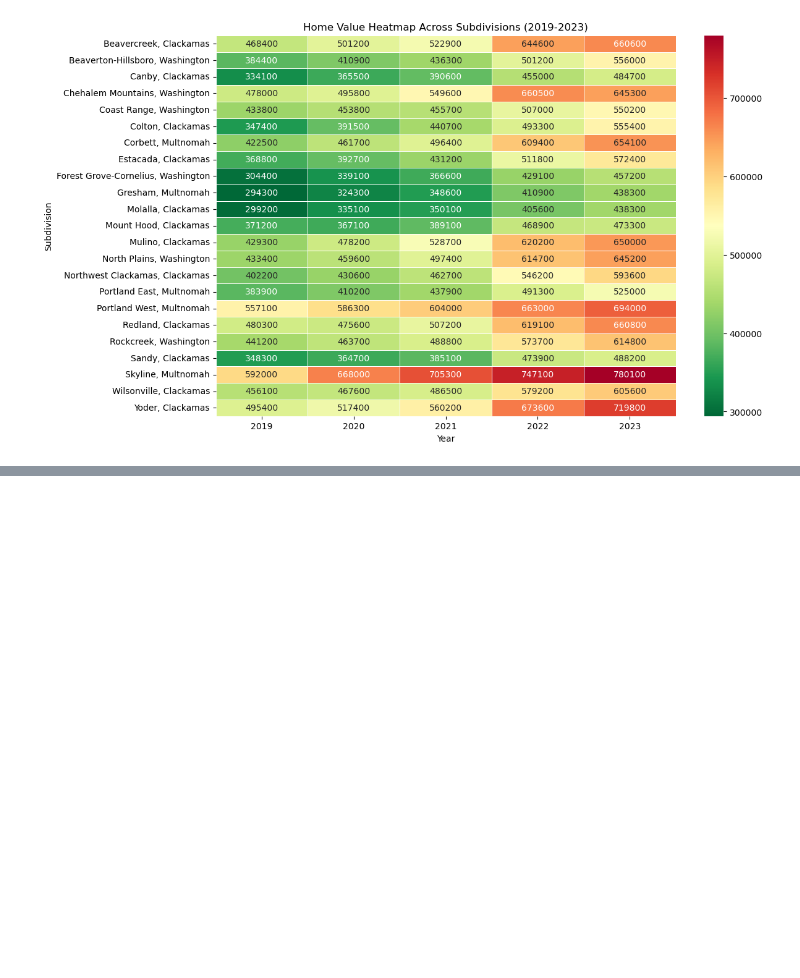
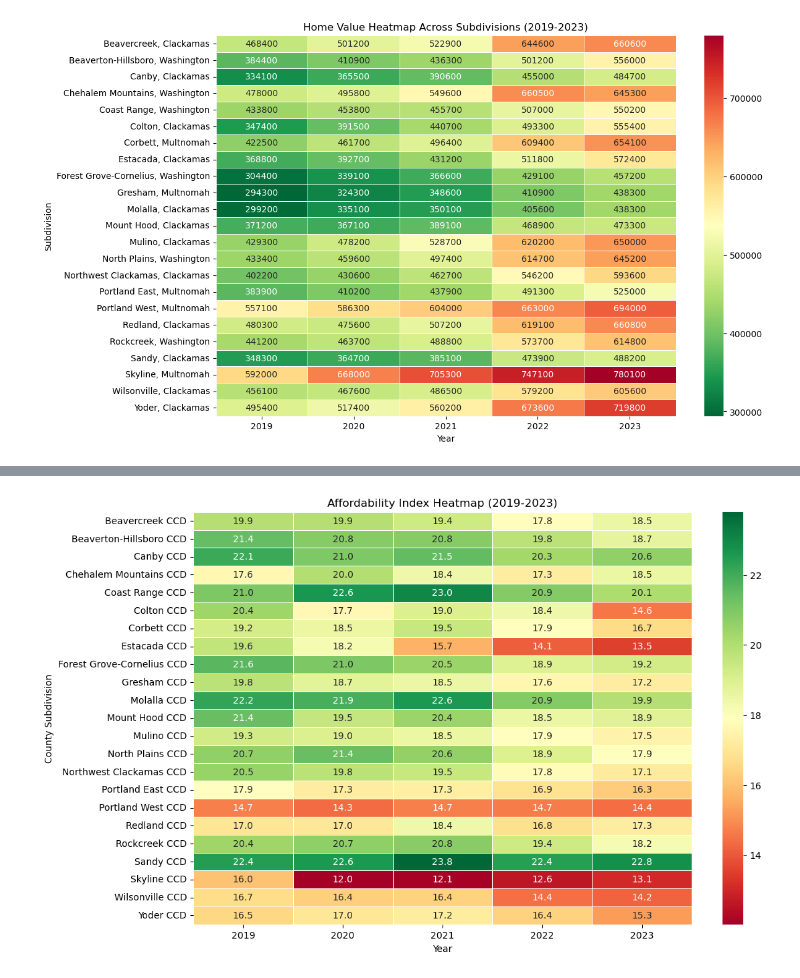
Before and after one commit to Tserrof7/Portland-Housing-Prices-Affordability-Project, a Jupyter notebook: Project.ipynb, the cells around one changed output, grey strips where cells are left out. Saved outputs shown, nothing was run; the diff lists cells and outputs as text; code cells hidden in the pictures; blank space fills up the shorter version.

```diff
--- a/Project.ipynb
+++ b/Project.ipynb
@@ -275,0 +357,27 @@ fig.show()
+# %%
+
+# Load the dataset
+affordability_df = pd.read_csv("Final.csv")
+
+# Calculate the Affordability Index
+affordability_df['Affordability Index'] = (affordability_df['Median Household Income'] / affordability_df['Median Home Value']) * 100
+
+# Clean County Subdivision names by removing county and state information
+affordability_df['County Subdivision'] = affordability_df['County Subdivision'].str.split(',').str[0]
+
+# Pivot the data for heatmap
+heatmap_data = affordability_df.pivot(index='County Subdivision', columns='Year', values='Affordability Index')
+
+# Create the heatmap with Red (More Affordable) → Green (Less Affordable)
+plt.figure(figsize=(12, 8))
+sns.heatmap(heatmap_data, cmap='RdYlGn', annot=True, fmt=".1f", linewidths=0.5)
+
+# Formatting the plot
+plt.xlabel('Year')
+plt.ylabel('County Subdivision')
+plt.title('Affordability Index Heatmap (2019-2023)')
+
+# Show the heatmap
+plt.show()
+# %% [output]
+[figure, added]
```
Also changed, not shown: parts of 6 cells of this notebook, 5 other files.
